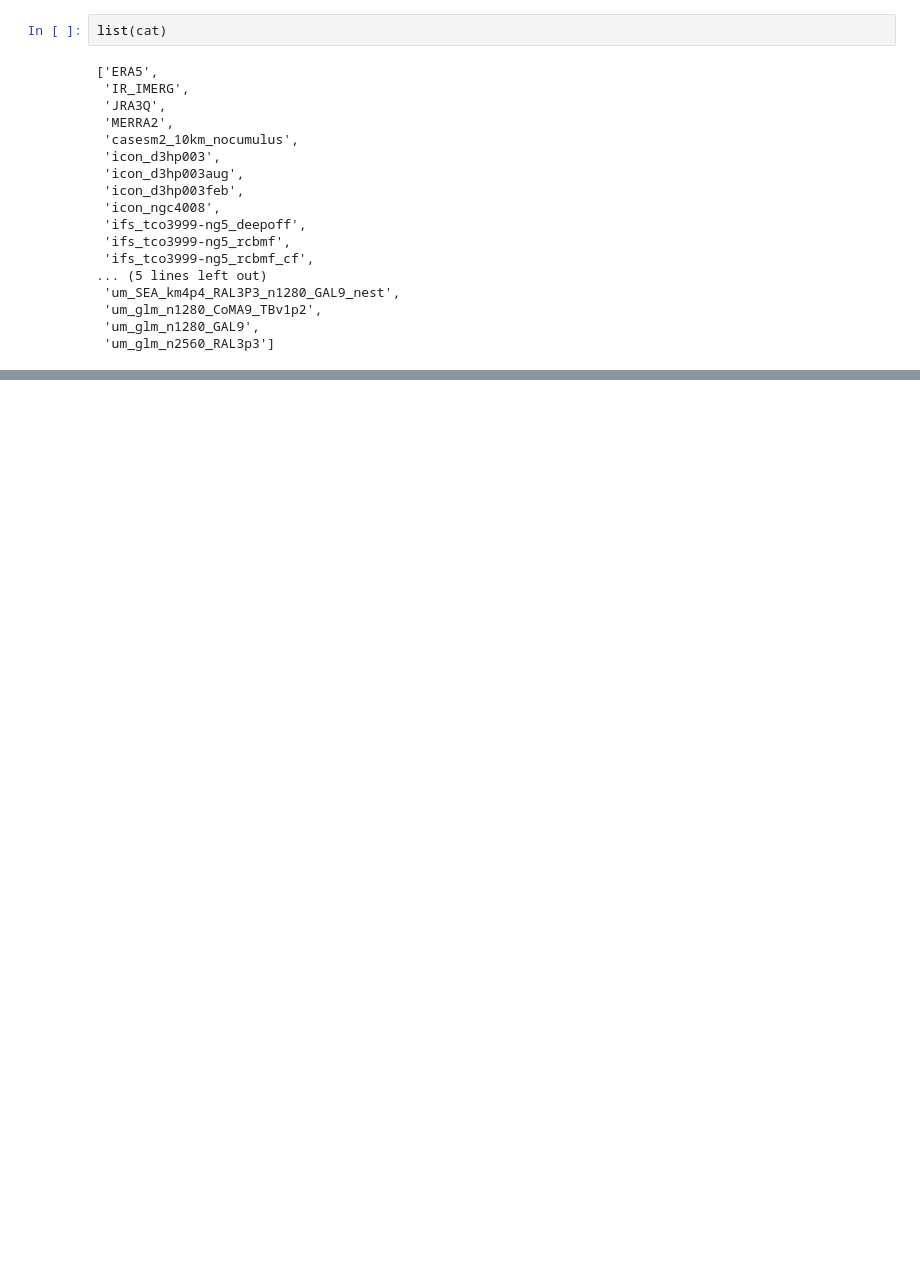
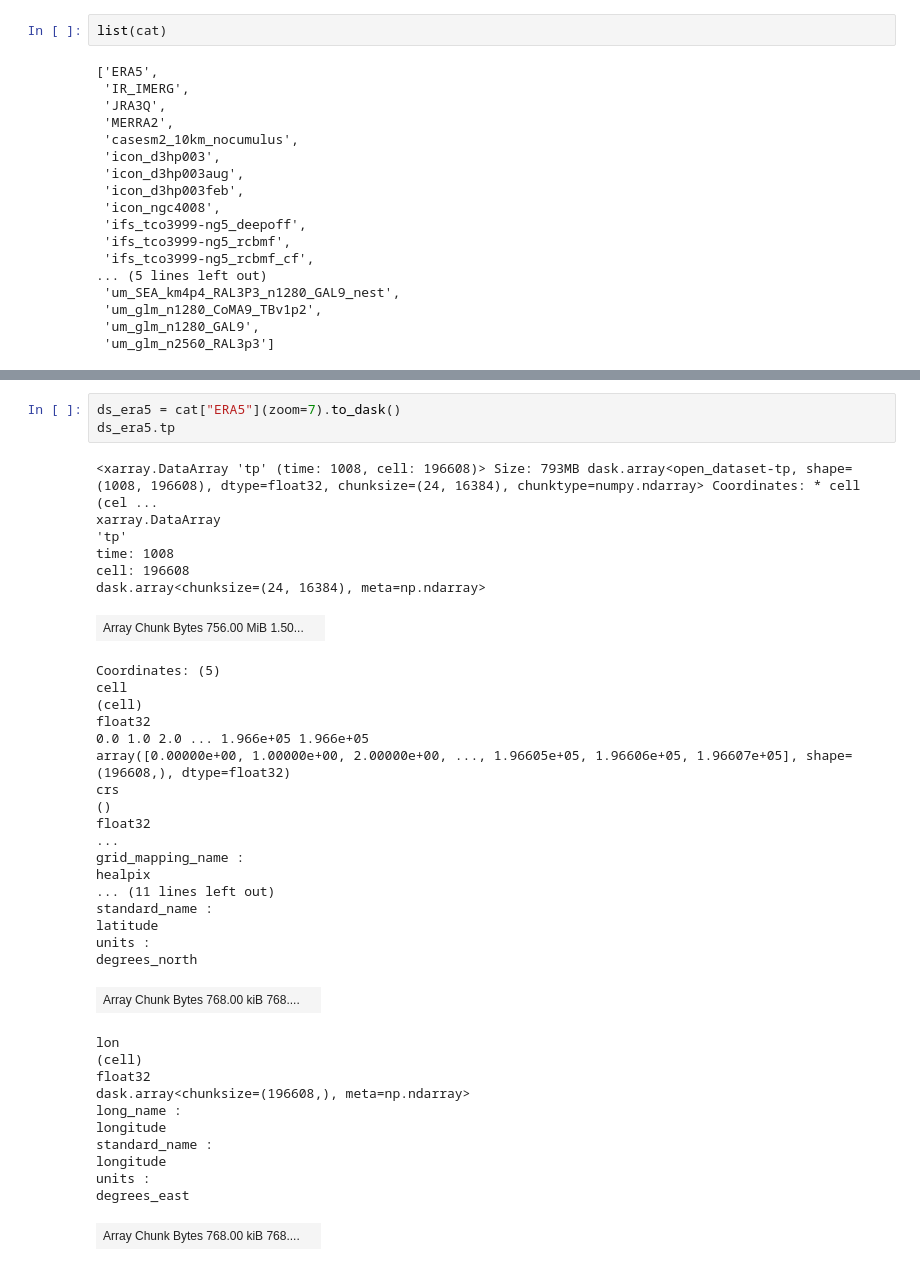
Before and after one commit to 21centuryweather/hk25-AusNode-TConvZones, a Jupyter notebook: notebooks/SC_01_test.ipynb, the cells around one changed output, grey strips where cells are left out. Drawn from its saved outputs; the diff is of its cells as text; blank space fills up the shorter version.

```diff
--- a/notebooks/SC_01_test.ipynb
+++ b/notebooks/SC_01_test.ipynb
@@ -60,0 +98,40 @@ Data variables: (12/58)
+# %%
+ds_era5 = cat["ERA5"](zoom=7).to_dask()
+ds_era5.tp
+# %% [output]
+<xarray.DataArray 'tp' (time: 1008, cell: 196608)> Size: 793MB dask.array<open_dataset-tp, shape=(1008, 196608), dtype=float32, chunksize=(24, 16384), chunktype=numpy.ndarray> Coordinates: * cell (cel ...
+xarray.DataArray
+'tp'
+time: 1008
+cell: 196608
+dask.array<chunksize=(24, 16384), meta=np.ndarray>
+| Array Chunk Bytes 756.00 MiB 1.50... |  |
+Coordinates: (5)
+cell
+(cell)
+float32
+0.0 1.0 2.0 ... 1.966e+05 1.966e+05
+array([0.00000e+00, 1.00000e+00, 2.00000e+00, ..., 1.96605e+05, 1.96606e+05, 1.96607e+05], shape=(196608,), dtype=float32)
+crs
+()
+float32
+...
+grid_mapping_name :
+healpix
+... (11 lines left out)
+standard_name :
+latitude
+units :
+degrees_north
+| Array Chunk Bytes 768.00 kiB 768.... |  |
+lon
+(cell)
+float32
+dask.array<chunksize=(196608,), meta=np.ndarray>
+long_name :
+longitude
+standard_name :
+longitude
+units :
+degrees_east
+| Array Chunk Bytes 768.00 kiB 768.... |  |
```
Also changed, not shown: parts of 17 cells of this notebook, 1 other file.
